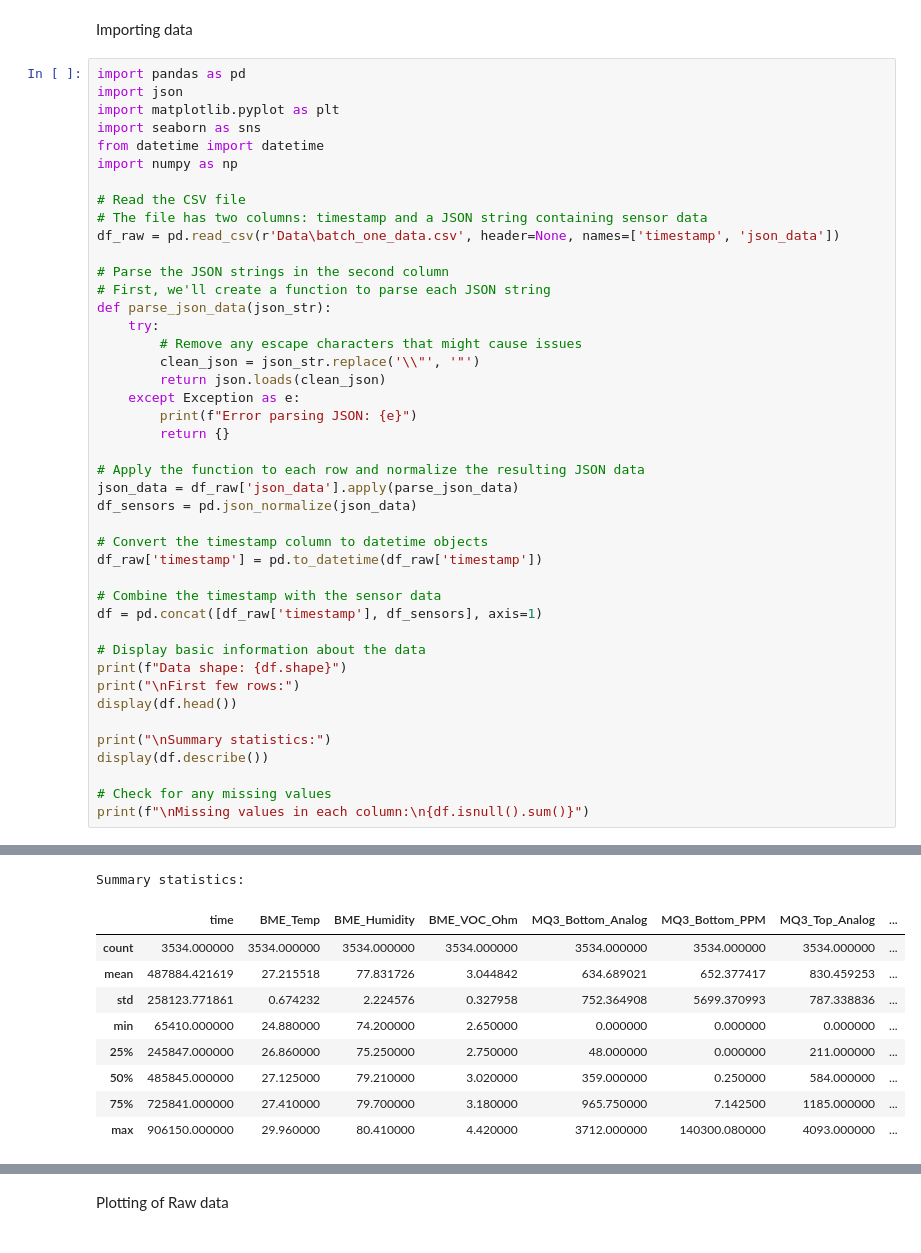
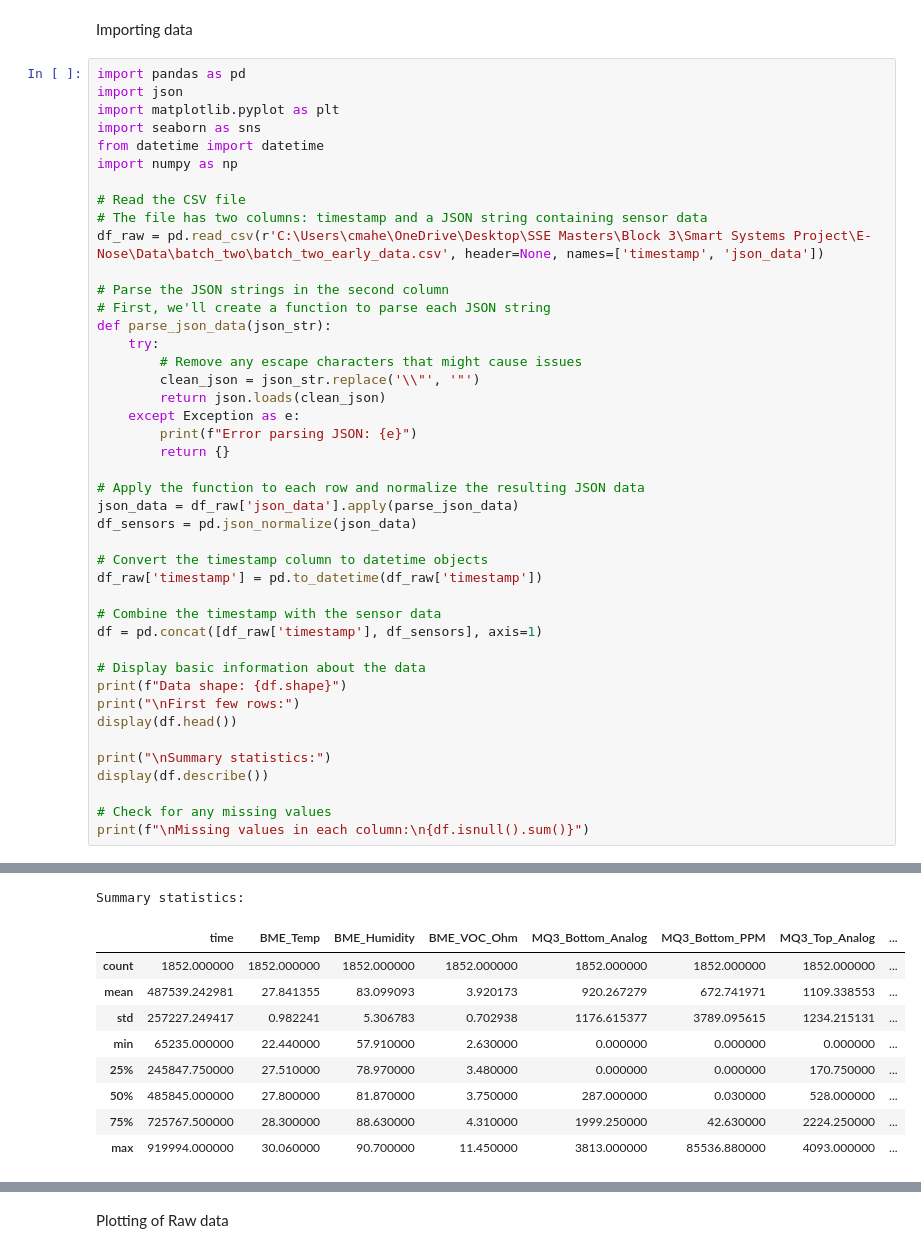
Before and after one commit to Ciaranm1999/E-Nose, a Jupyter notebook: Data_Filtering_Plotting.ipynb, the cells around one changed output, grey strips where cells are left out. Drawn from its saved outputs; the diff is of its cells as text.

```diff
--- a/Data_Filtering_Plotting.ipynb
+++ b/Data_Filtering_Plotting.ipynb
@@ -10,7 +10,7 @@ import numpy as np
 
 # Read the CSV file
 # The file has two columns: timestamp and a JSON string containing sensor data
-df_raw = pd.read_csv(r'Data\batch_one_data.csv', header=None, names=['timestamp', 'json_data'])
+df_raw = pd.read_csv(r'C:\Users\cmahe\OneDrive\Desktop\SSE Masters\Block 3\Smart Systems Project\E-Nose\Data\batch_two\batch_two_early_data.csv', header=None, names=['timestamp', 'json_data'])
 
 # Parse the JSON strings in the second column
 # First, we'll create a function to parse each JSON string
@@ -70,12 +70,12 @@ First few rows:
 Summary statistics:
 |  | time | BME_Temp | BME_Humidity | BME_VOC_Ohm | MQ3_Bottom_Analog | MQ3_Bottom_PPM | MQ3_Top_Analog | ... |
-| count | 3534.000000 | 3534.000000 | 3534.000000 | 3534.000000 | 3534.000000 | 3534.000000 | 3534.000000 | ... |
-| mean | 487884.421619 | 27.215518 | 77.831726 | 3.044842 | 634.689021 | 652.377417 | 830.459253 | ... |
-| std | 258123.771861 | 0.674232 | 2.224576 | 0.327958 | 752.364908 | 5699.370993 | 787.338836 | ... |
-| min | 65410.000000 | 24.880000 | 74.200000 | 2.650000 | 0.000000 | 0.000000 | 0.000000 | ... |
-| 25% | 245847.000000 | 26.860000 | 75.250000 | 2.750000 | 48.000000 | 0.000000 | 211.000000 | ... |
-| 50% | 485845.000000 | 27.125000 | 79.210000 | 3.020000 | 359.000000 | 0.250000 | 584.000000 | ... |
-| 75% | 725841.000000 | 27.410000 | 79.700000 | 3.180000 | 965.750000 | 7.142500 | 1185.000000 | ... |
-| max | 906150.000000 | 29.960000 | 80.410000 | 4.420000 | 3712.000000 | 140300.080000 | 4093.000000 | ... |
+| count | 1852.000000 | 1852.000000 | 1852.000000 | 1852.000000 | 1852.000000 | 1852.000000 | 1852.000000 | ... |
+| mean | 487539.242981 | 27.841355 | 83.099093 | 3.920173 | 920.267279 | 672.741971 | 1109.338553 | ... |
+| std | 257227.249417 | 0.982241 | 5.306783 | 0.702938 | 1176.615377 | 3789.095615 | 1234.215131 | ... |
+| min | 65235.000000 | 22.440000 | 57.910000 | 2.630000 | 0.000000 | 0.000000 | 0.000000 | ... |
+| 25% | 245847.750000 | 27.510000 | 78.970000 | 3.480000 | 0.000000 | 0.000000 | 170.750000 | ... |
+| 50% | 485845.000000 | 27.800000 | 81.870000 | 3.750000 | 287.000000 | 0.030000 | 528.000000 | ... |
+| 75% | 725767.500000 | 28.300000 | 88.630000 | 4.310000 | 1999.250000 | 42.630000 | 2224.250000 | ... |
+| max | 919994.000000 | 30.060000 | 90.700000 | 11.450000 | 3813.000000 | 85536.880000 | 4093.000000 | ... |
 Missing values in each column:
 timestamp              0
```
Also changed, not shown: parts of 4 cells of this notebook, 12 other files.
